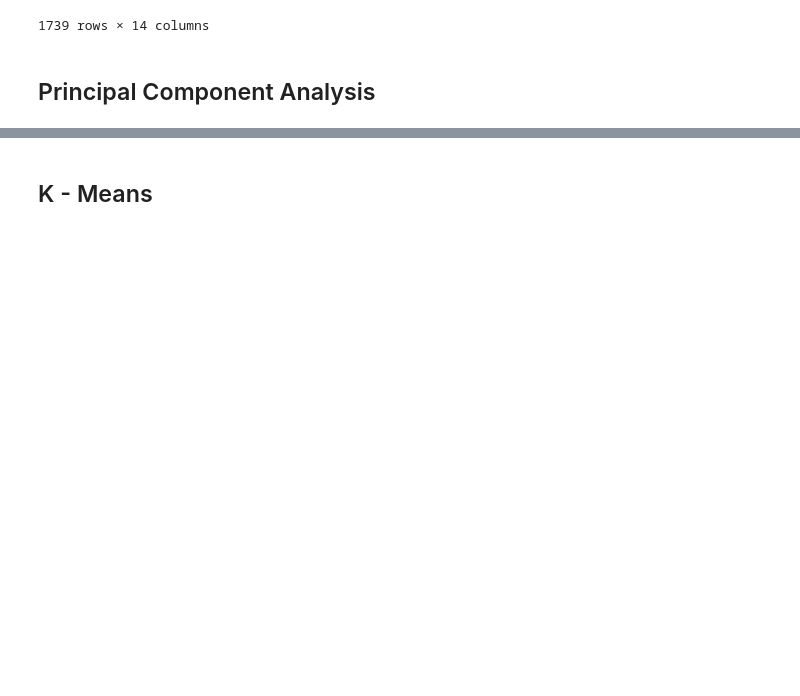
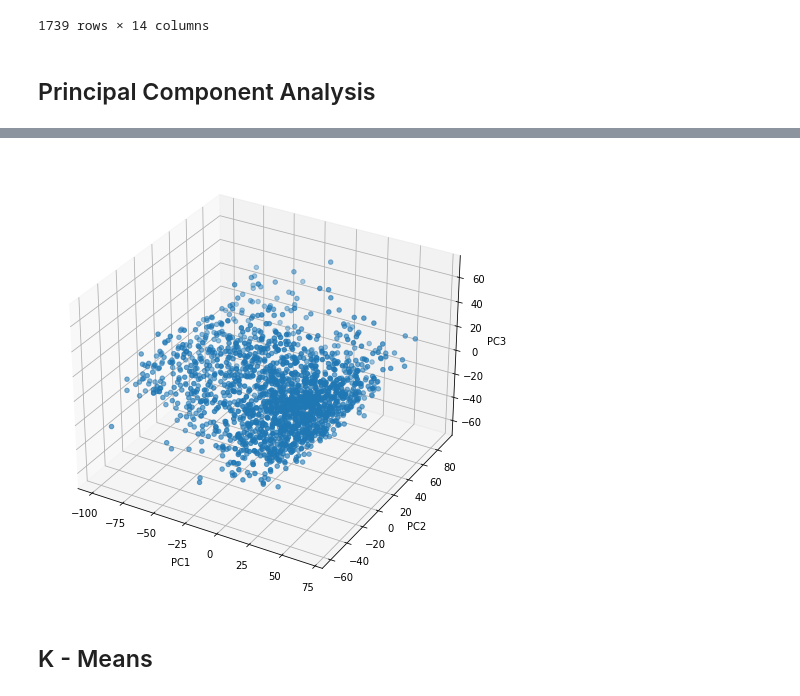
Before and after one commit to DarrenWu42/Cogs118b-Song-Analysis, a Jupyter notebook: Project.ipynb, the cells around one changed output, grey strips where cells are left out. Saved outputs shown, nothing was run; the diff lists cells and outputs as text; code cells hidden in the pictures; blank space fills up the shorter version.

```diff
--- a/Project.ipynb
+++ b/Project.ipynb
@@ -166,3 +266,12 @@ The dataset now has 1739 entries.
+# %%
+fig = plt.figure(figsize=(8,8));
+axes = fig.add_subplot(projection='3d');
+axes.scatter(new_c_matrix[0], new_c_matrix[1], new_c_matrix[2]);
+axes.set_xlabel('PC1');
+axes.set_ylabel('PC2');
+axes.set_zlabel('PC3');
+# %% [output]
+[figure, added]
 # %% [markdown]
 ## K - Means
 # %%
```
Also changed, not shown: parts of 13 cells of this notebook, 1 other file.
